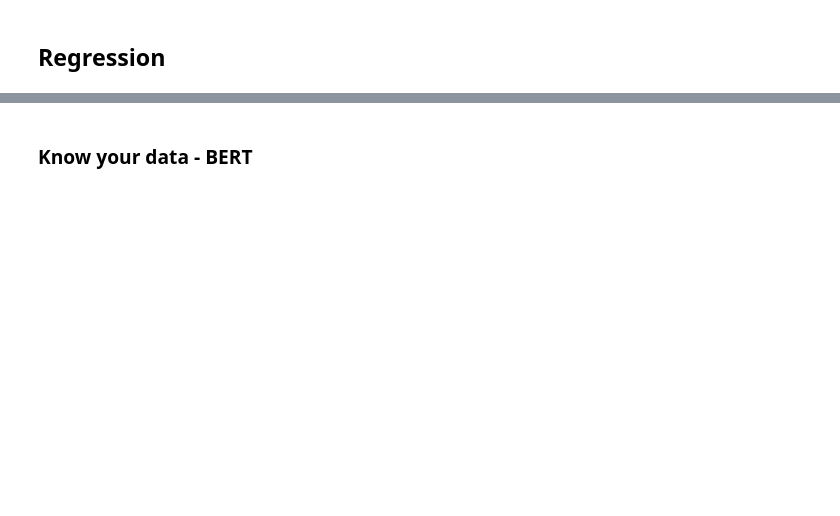
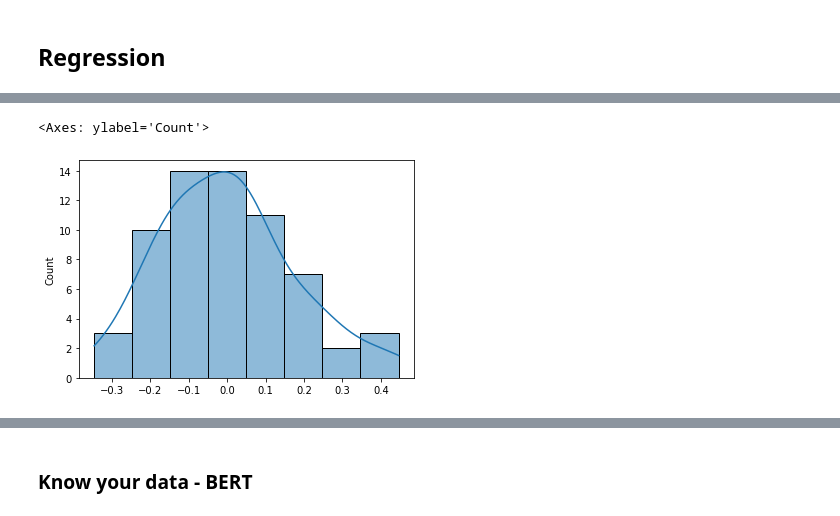
Before and after one commit to mboholm/dw_change, a Jupyter notebook: analysis/replacements/analysis.ipynb, the cells around one changed output, grey strips where cells are left out. Saved outputs shown, nothing was run; the diff lists cells and outputs as text; code cells hidden in the pictures; blank space fills up the shorter version.

```diff
--- a/analysis/replacements/analysis.ipynb
+++ b/analysis/replacements/analysis.ipynb
@@ -643,0 +801,5 @@ def sigmoid(x):
+# %%
+sns.histplot(res_bert.resid, kde=True)
+# %% [output]
+<Axes: ylabel='Count'>
+[figure, added]
```
Also changed, not shown: parts of 153 cells of this notebook, 1 other file.
